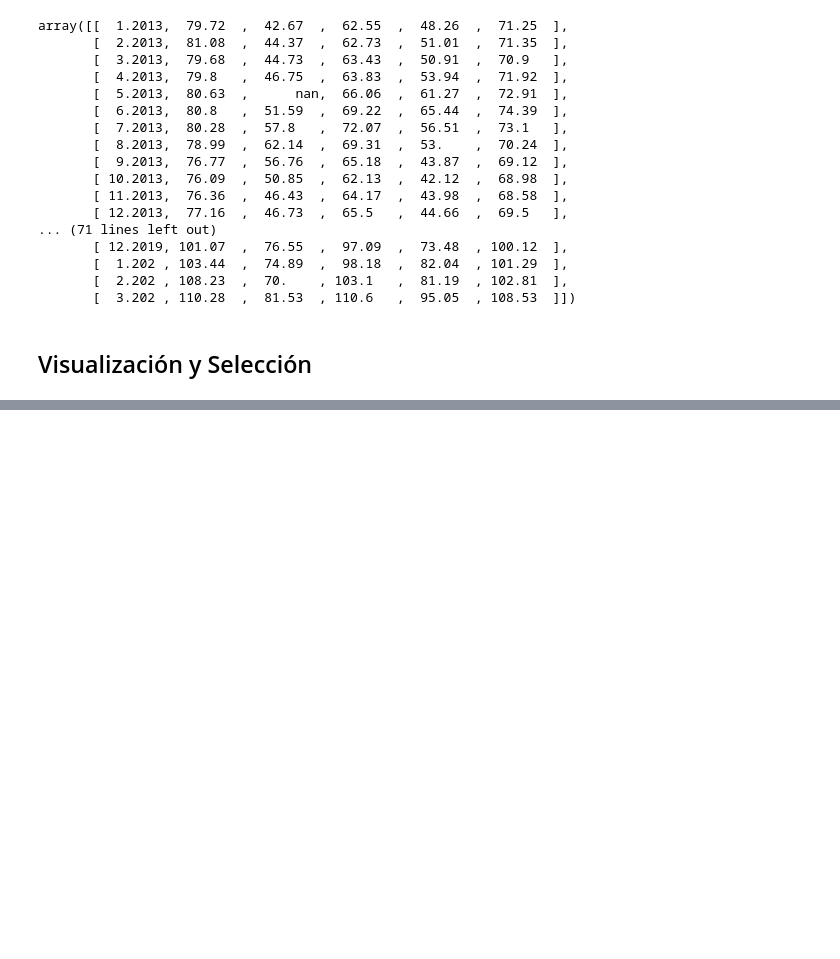
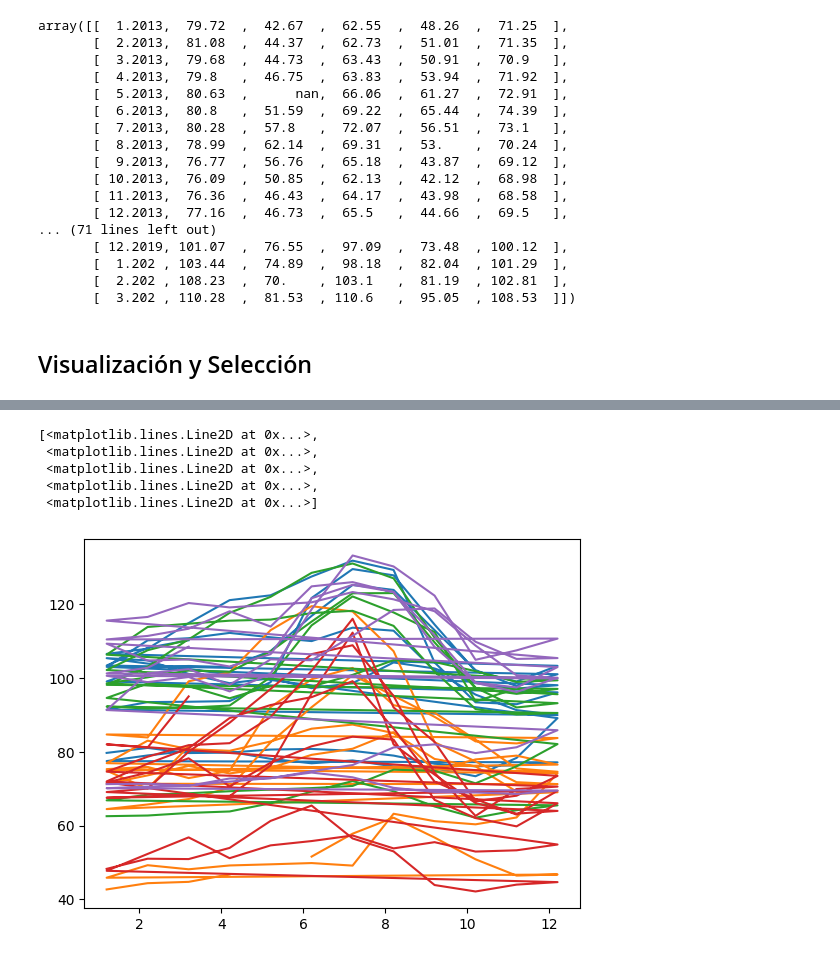
Before and after one commit to evs-11/Numpy-analisis-numerico-eficiente, a Jupyter notebook: Numpy.ipynb, the cells around one changed output, grey strips where cells are left out. Saved outputs shown, nothing was run; the diff lists cells and outputs as text; code cells hidden in the pictures; blank space fills up the shorter version.

```diff
--- a/Numpy.ipynb
+++ b/Numpy.ipynb
@@ -92,3 +92,7 @@ array([[  1.2013,  79.72  ,  42.67  ,  62.55  ,  48.26  ,  71.25  ],
 datos_transpuestos = datos.T
 # %% [markdown]
 ## Visualización y Selección
+# %%
+fechas = datos_transpuestos[:,0]    # cuando son matrices primero es la fila después la columna. Los dos puntos trae todas las filas y
+                                    # la columna 0 sólo esa. ESo se llama Slide notation
+fechas    # se visualizan las fechas
@@ -94,0 +113,4 @@ datos_transpuestos = datos.T
+# %%
+precios = datos_transpuestos[:,1:]        # desde la columna 2, porque se comienza en cero hasta la última columna
+
+precios
@@ -94,0 +135,12 @@ datos_transpuestos = datos.T
+# %%
+# gráfica que no representa bien el conjunto de datos
+import matplotlib.pyplot as plt
+
+plt.plot(fechas,precios)
+# %% [output]
+[<matplotlib.lines.Line2D at 0x...>,
+ <matplotlib.lines.Line2D at 0x...>,
+ <matplotlib.lines.Line2D at 0x...>,
+ <matplotlib.lines.Line2D at 0x...>,
+ <matplotlib.lines.Line2D at 0x...>]
+[figure, added]
```
Also changed, not shown: parts of 47 cells of this notebook.
